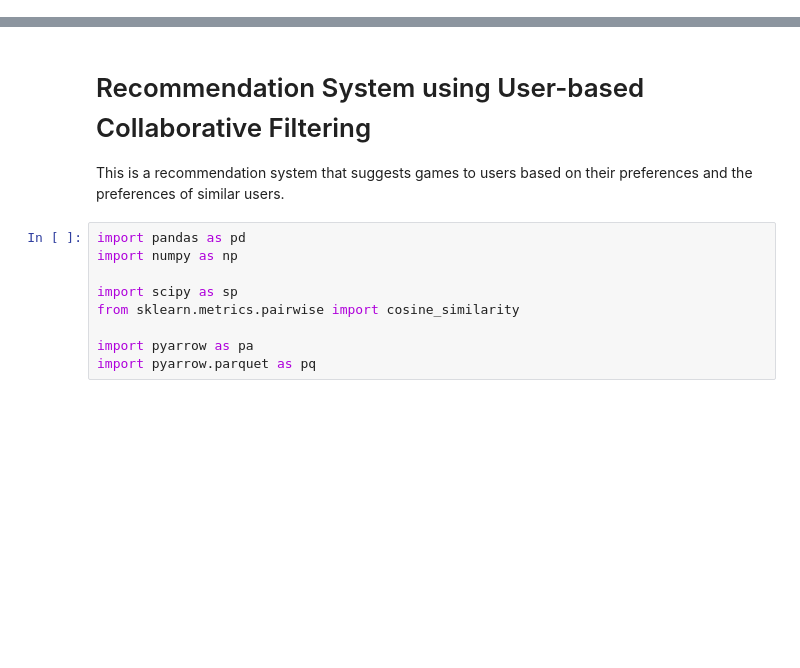
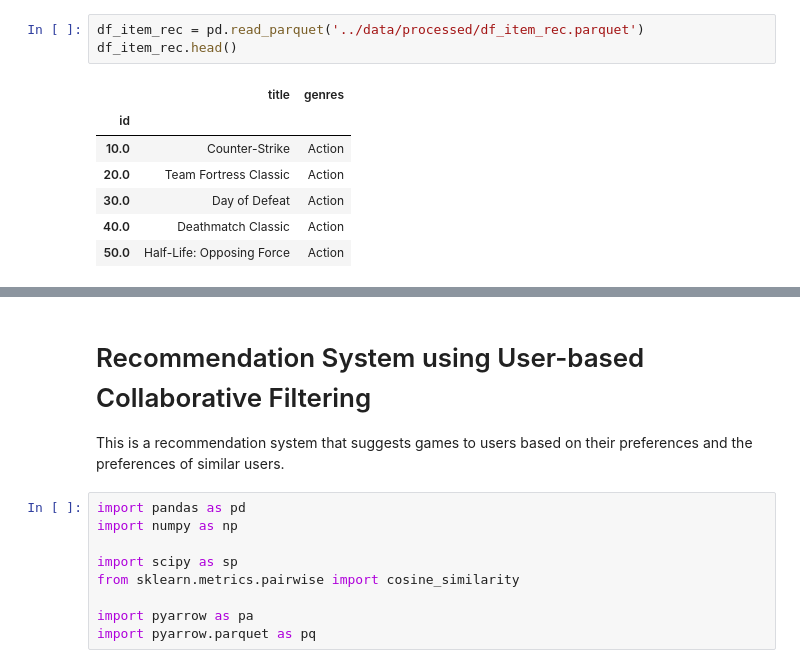
Before and after one commit to ga-romu/PI-MLOps-steam-recs, a Jupyter notebook: notebooks/05_ML_recs_model.ipynb, the cells around one changed output, grey strips where cells are left out. Drawn from its saved outputs; the diff is of its cells as text; blank space fills up the shorter version.

```diff
--- a/notebooks/05_ML_recommendation_model.ipynb
+++ b/notebooks/05_ML_recs_model.ipynb
@@ -0,0 +13,11 @@
+# %%
+df_item_rec = pd.read_parquet('../data/processed/df_item_rec.parquet')
+df_item_rec.head()
+# %% [output]
+|  | title | genres |
+| id |  |  |
+| 10.0 | Counter-Strike | Action |
+| 20.0 | Team Fortress Classic | Action |
+| 30.0 | Day of Defeat | Action |
+| 40.0 | Deathmatch Classic | Action |
+| 50.0 | Half-Life: Opposing Force | Action |
```
Also changed, not shown: parts of 21 cells of this notebook, 5 other files.
